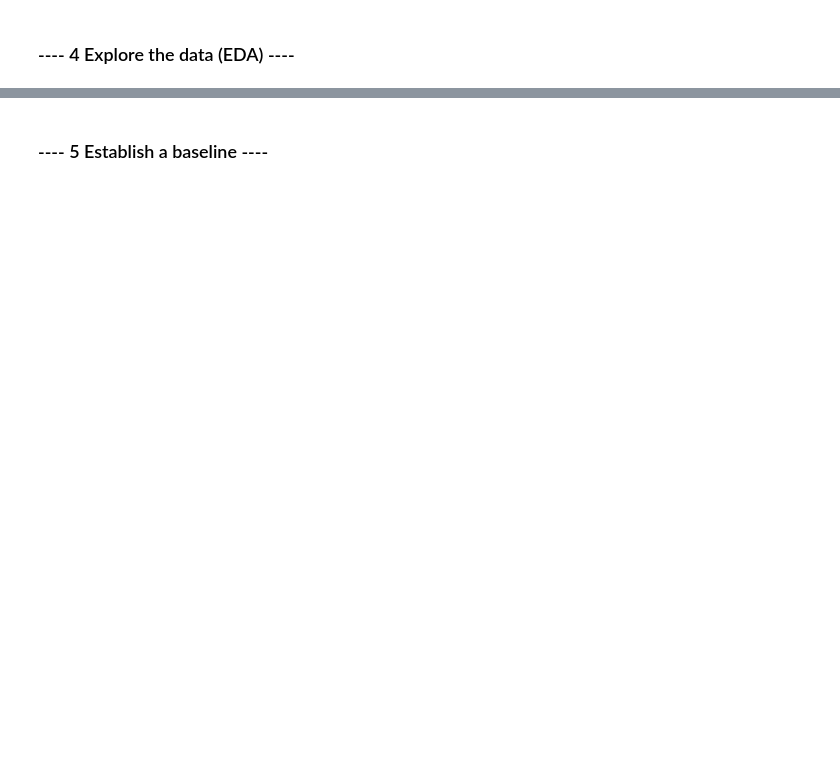
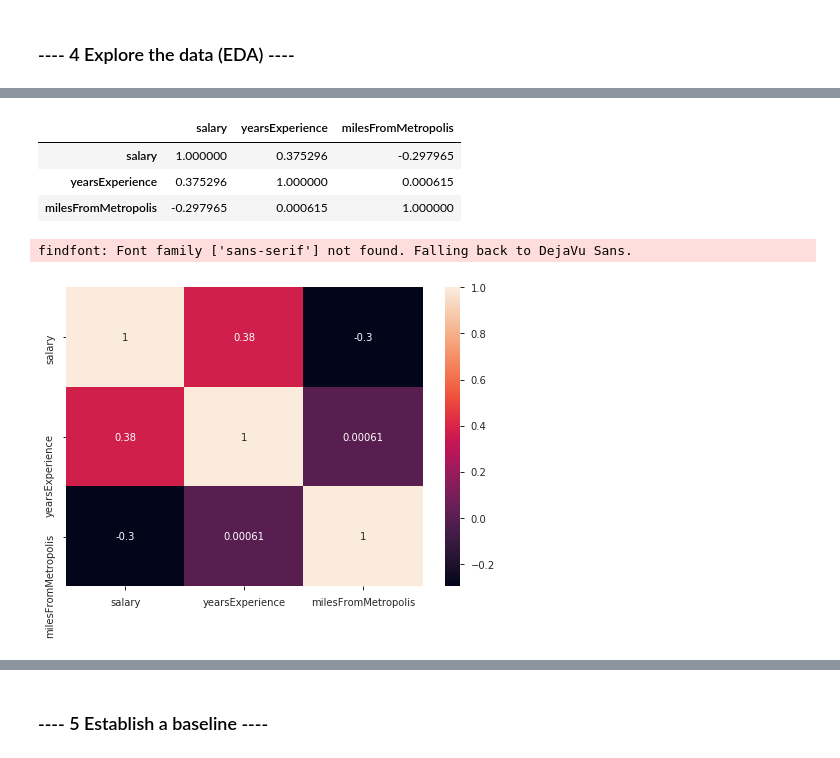
Before and after one commit to narquette/salarypredictionportfolio, a Jupyter notebook: Salary Prediction Notebook.ipynb, the cells around one changed output, grey strips where cells are left out. Drawn from its saved outputs; the diff is of its cells as text; code cells hidden in the pictures; blank space fills up the shorter version.

Commit message:
Add cleaning steps to notebook and visualizations

```diff
--- a/Salary Prediction Notebook.ipynb
+++ b/Salary Prediction Notebook.ipynb
@@ -194,0 +178,9 @@ dtype: int64
+# %%
+# put the columns to be analyzed in a list
+columns = ['companyId', 'jobType', 'degree', 'major',
+           'industry', 'yearsExperience', 'milesFromMetropolis']
+
+# show duplicate values by the list of columns
+# if the information is the same for all columns it will show as a duplicate
+duplicate = train_data_clean[train_data_clean.duplicated(subset=columns, keep='last') == True]
+duplicate
@@ -194,0 +210,4 @@ dtype: int64
+# %%
+# drop duplicates from the dataframe based on the column
+# make sure to keep the first rwo
+train_data_clean.drop_duplicates(subset=columns, keep='first', inplace=True)
@@ -201,0 +257,14 @@ dtype: int64
+# %%
+# re-order data frame to prepare for correlation matric
+train_data_clean = train_data_clean[['salary',
+ 'companyId',
+ 'jobType',
+ 'degree',
+ 'major',
+ 'industry',
+ 'yearsExperience',
+ 'milesFromMetropolis',
+]]
+
+# verify re-ordering
+train_data_clean.head()
@@ -201,0 +278,15 @@ dtype: int64
+# %%
+# show numeric correlation matric
+correlation_matrix = train_data_clean.corr()
+correlation_matrix
+# %% [output]
+|  | salary | yearsExperience | milesFromMetropolis |
+| salary | 1.000000 | 0.375296 | -0.297965 |
+| yearsExperience | 0.375296 | 1.000000 | 0.000615 |
+| milesFromMetropolis | -0.297965 | 0.000615 | 1.000000 |
+# %%
+sns.heatmap(correlation_matrix, annot=True)
+plt.show()
+# %% [output]
+findfont: Font family ['sans-serif'] not found. Falling back to DejaVu Sans.
+[figure, added]
```
Also changed, not shown: parts of 47 cells of this notebook.
